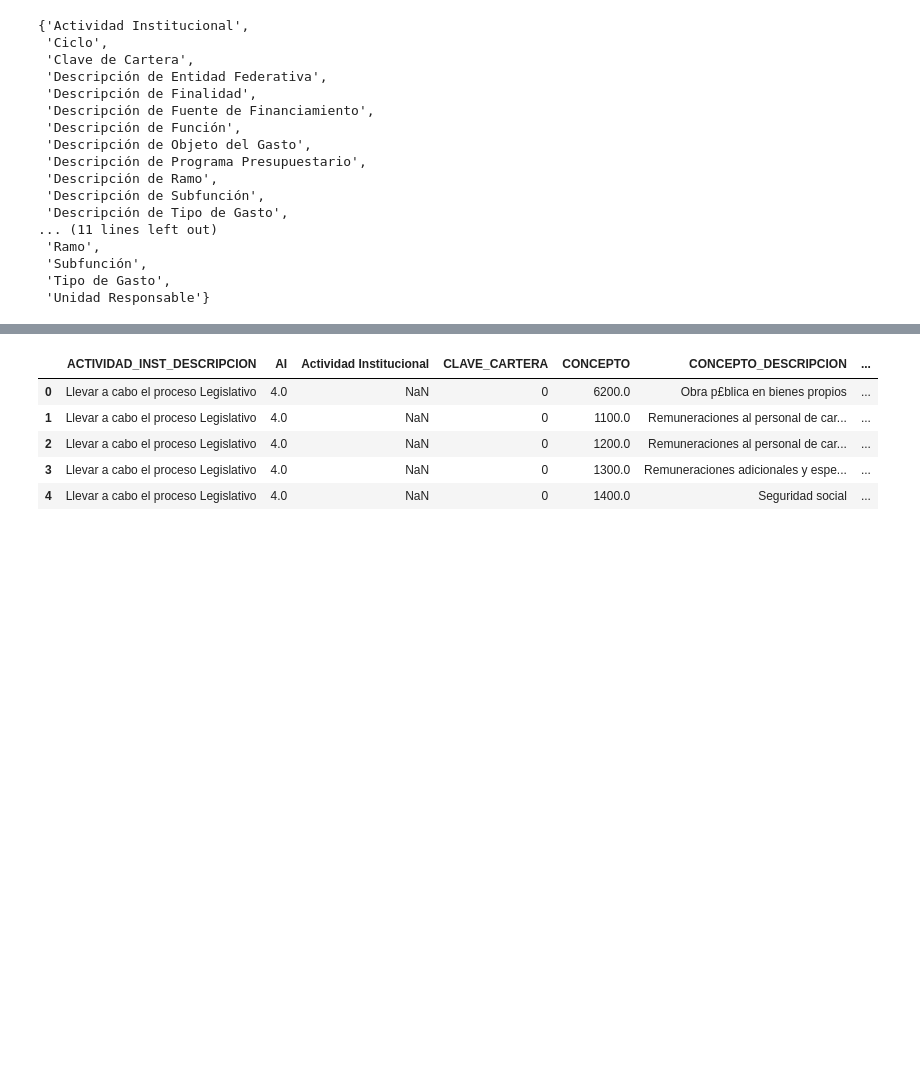
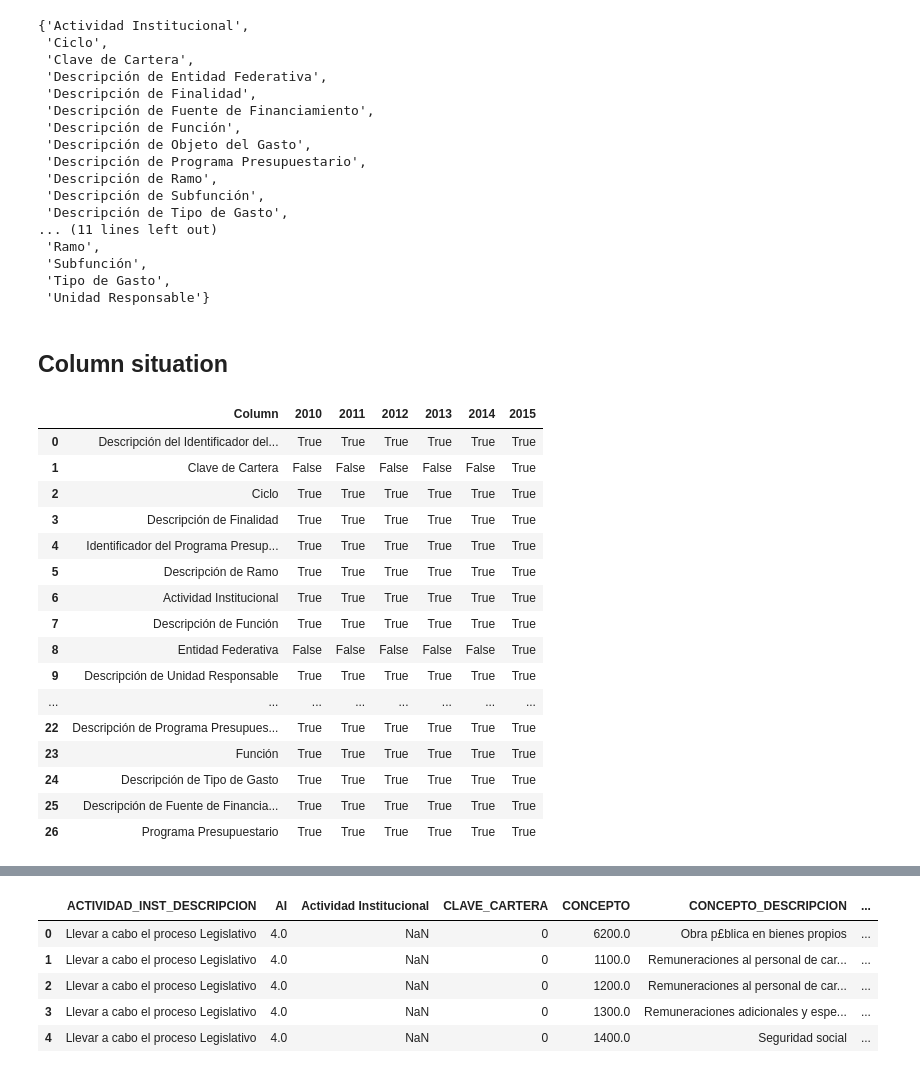
Before and after one commit to cyberbikepunk/mexico, a Jupyter notebook: mexican_federal_budget_ingestion_preparation.ipynb, the cells around one changed output, grey strips where cells are left out. Drawn from its saved outputs; the diff is of its cells as text; code cells hidden in the pictures; blank space fills up the shorter version.

```diff
--- a/mexican_federal_budget_ingestion_preparation.ipynb
+++ b/mexican_federal_budget_ingestion_preparation.ipynb
@@ -408,0 +350,3 @@ multi_year_cp = concat(cuenta_publica.values())
+# %%
+intersection_columns = get_intersection_of_columns(cuenta_publica)
+intersection_columns
@@ -408,0 +414,14 @@ multi_year_cp = concat(cuenta_publica.values())
+# %%
+from pandas import concat
+
+multi_year_cp = {}
+multi_year_cp.update(union=concat(cuenta_publica.values(), ignore_index=True))
+multi_year_cp.update(intersection=concat(cuenta_publica.values(), ignore_index=True))
+
+for column in multi_year_cp['union'].columns:
+    if column not in intersection_columns:
+        try:
+            del multi_year_cp['intersection'][column]
+            print('deleted', column)
+        except KeyError:
+            pass
@@ -641,3 +707,33 @@ union_of_columns(pef)
  'Subfunción',
  'Tipo de Gasto',
  'Unidad Responsable'}
+# %% [markdown]
+## Column situation
+# %%
+table = []
+for column in get_union_of_columns(pef):
+    row = {'Column': column}
+    for year in range(2010, 2016):
+        row.update({year: column in pef[year].columns})
+    table.append(row)
+
+pef_column_situation = DataFrame(table)
+pef_column_situation
+# %% [output]
+|  | Column | 2010 | 2011 | 2012 | 2013 | 2014 | 2015 |
+| 0 | Descripción del Identificador del... | True | True | True | True | True | True |
+| 1 | Clave de Cartera | False | False | False | False | False | True |
+| 2 | Ciclo | True | True | True | True | True | True |
+| 3 | Descripción de Finalidad | True | True | True | True | True | True |
+| 4 | Identificador del Programa Presup... | True | True | True | True | True | True |
+| 5 | Descripción de Ramo | True | True | True | True | True | True |
+| 6 | Actividad Institucional | True | True | True | True | True | True |
+| 7 | Descripción de Función | True | True | True | True | True | True |
+| 8 | Entidad Federativa | False | False | False | False | False | True |
+| 9 | Descripción de Unidad Responsable | True | True | True | True | True | True |
+| ... | ... | ... | ... | ... | ... | ... | ... |
+| 22 | Descripción de Programa Presupues... | True | True | True | True | True | True |
+| 23 | Función | True | True | True | True | True | True |
+| 24 | Descripción de Tipo de Gasto | True | True | True | True | True | True |
+| 25 | Descripción de Fuente de Financia... | True | True | True | True | True | True |
+| 26 | Programa Presupuestario | True | True | True | True | True | True |
```
Also changed, not shown: parts of 65 cells of this notebook, 4 other files.
